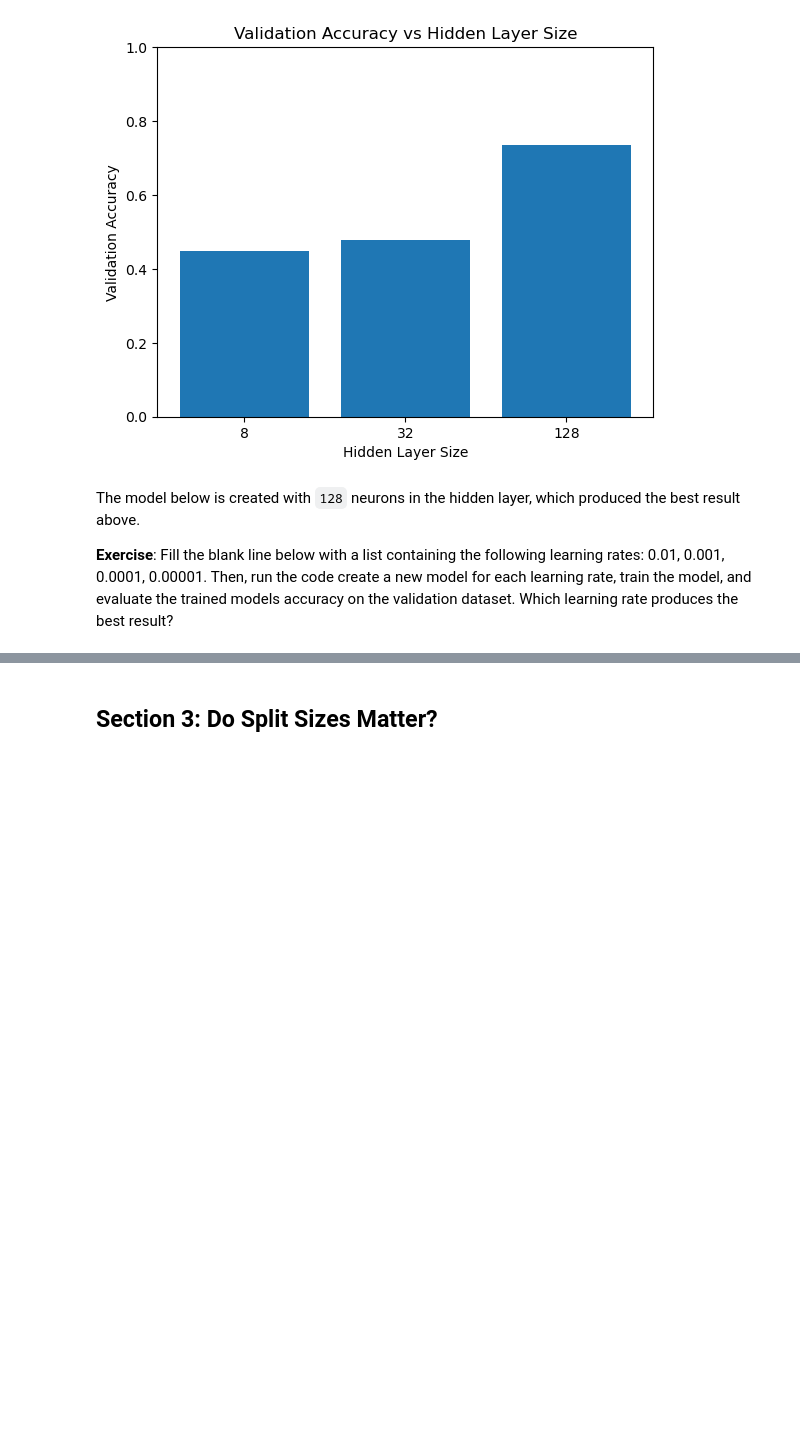
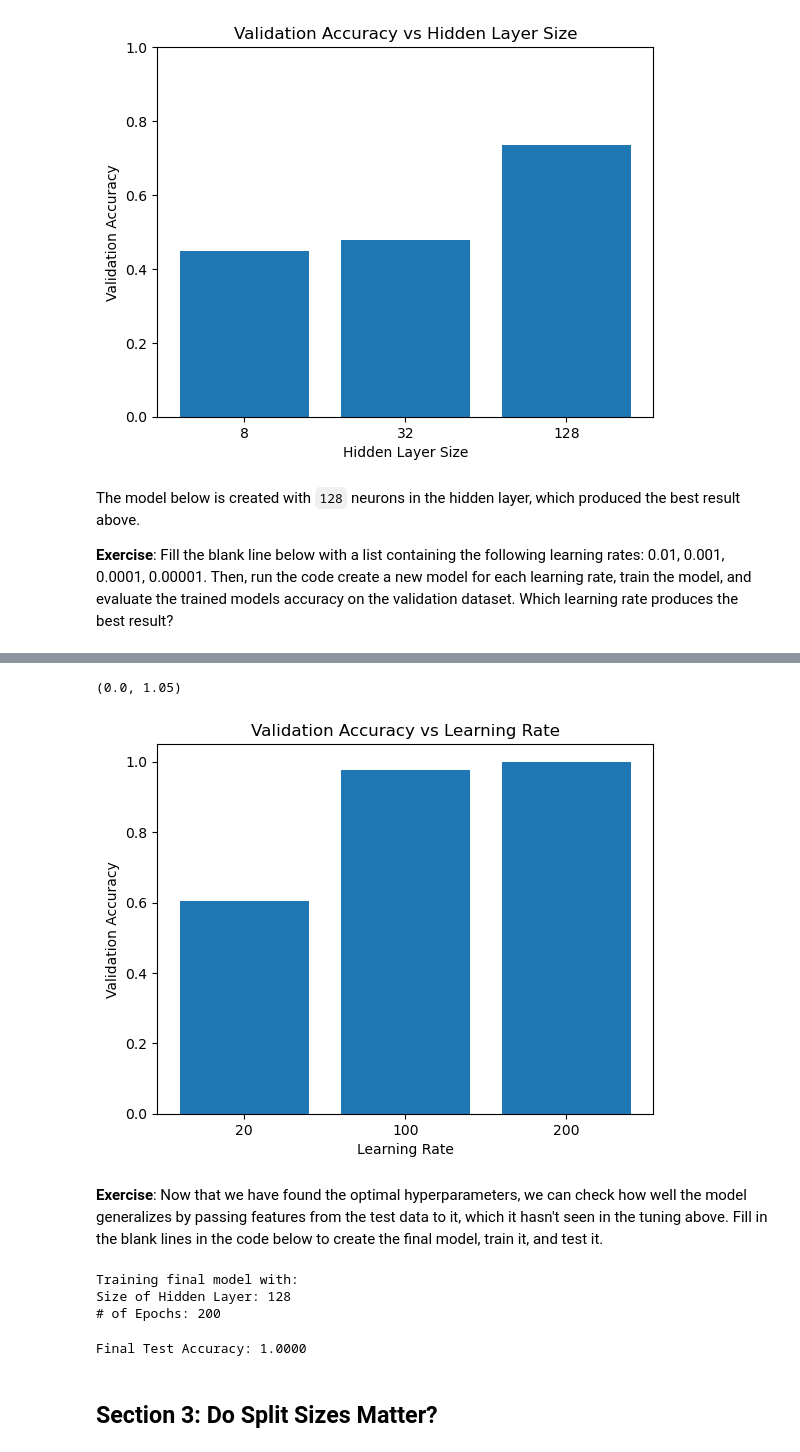
Before and after one commit to atleer/intro-to-deep-learning-dev, a Jupyter notebook: Day02/08_train_test_splitting_and_hyperparameter_tuning.ipynb/08_train_test_splitting_and_hyperparameter_tuning.ipynb, the cells around one changed output, grey strips where cells are left out. Drawn from its saved outputs; the diff is of its cells as text; code cells hidden in the pictures; blank space fills up the shorter version.

Commit message:
add some exercises to section 2 session 08

```diff
--- a/Day02/08_train_test_splitting_and_hyperparameter_tuning.ipynb/08_train_test_splitting_and_hyperparameter_tuning.ipynb
+++ b/Day02/08_train_test_splitting_and_hyperparameter_tuning.ipynb/08_train_test_splitting_and_hyperparameter_tuning.ipynb
@@ -424,21 +365,0 @@ plt.ylim([0, 1])
-# %%
-epoch_counts = [5, 50, 100]
-val_accuracies = []
-
-for n_epochs in epoch_counts:
-    print(f'\nTraining for {n_epochs} epochs')
-
-    # Create model
-    model = nn.Sequential(
-        nn.Linear(input_size, 64),
-        nn.ReLU(),
-        nn.Linear(64, n_classes)
-    )
-
-    # Train
-    utils.train(model, features_train.float(), labels_train, nepochs=n_epochs)
-
-    # Evaluate on validation
-    val_acc = utils.calculate_accuracy(model, features_val.float(), labels_val)
-    val_accuracies.append(val_acc.item())
-    print(f'Validation Accuracy: {val_acc:.4f}')
@@ -464,24 +370,54 @@ plt.ylim([0, 1])
+# %%
+# set learning rates to try out
+number_of_epochs = [20, 100, 200] # complete this line
+
+accuracies_val = []
+for nepochs in number_of_epochs:
+    # create model
+    torch.manual_seed(SEED)
+    model = Model(hidden_layer_size=128)
+
+    # train the model
+    utils.train(model, features_train, labels_train, learning_rate=0.0001, nepochs=nepochs)
+
+    # calculate validation accuracy
+    accuracy_val = utils.calculate_accuracy(model, features_val, labels_val)
+    accuracies_val.append(accuracy_val.item())
+
+# plot results
+plt.bar([str(nepochs) for nepochs in number_of_epochs], accuracies_val)
+plt.xlabel('Learning Rate')
+plt.ylabel('Validation Accuracy')
+plt.title('Validation Accuracy vs Number of Epochs')
+plt.ylim([0, 1.05])
+# %% [output]
+(0.0, 1.05)
+[figure, added]
+# %% [markdown]
+**Exercise**: Now that we have found the optimal hyperparameters, we can check how well the model generalizes by passing features from the test data to it, which it hasn't seen in the tuning above. Fill in the blank lines in the code below to create the final model, train it, and test it.
 # %%
 # Use best hyperparameters found from validation
-best_hidden_size = 64  # Replace with your best value
-best_n_epochs = 10     # Replace with your best value
+best_hidden_size = 128
+best_nepochs = 200
 
 print(f'Training final model with:')
-print(f'  Hidden size: {best_hidden_size}')
-print(f'  Epochs: {best_n_epochs}')
+print(f'Size of Hidden Layer: {best_hidden_size}')
+print(f'# of Epochs: {best_nepochs}')
 
-# Train final model
-final_model = nn.Sequential(
-    nn.Linear(input_size, best_hidden_size),
-    nn.ReLU(),
-    nn.Linear(best_hidden_size, n_classes)
-)
+# create final model
+torch.manual_seed(SEED)
+final_model = Model(___)
 
-utils.train(final_model, features_train.float(), labels_train, nepochs=best_n_epochs)
+utils.train(final_model, features_train, labels_train, __, ___)
 
 # Evaluate on test data (only once!)
-test_accuracy = utils.calculate_accuracy(final_model, features_test.float(), labels_test)
+test_accuracy = utils.calculate_accuracy(final_model, ___, ___)
 print(f'Final Test Accuracy: {test_accuracy:.4f}')
+# %% [output]
+Training final model with:
+Size of Hidden Layer: 128
+# of Epochs: 200
+Final Test Accuracy: 1.0000
 # %% [markdown]
 ## Section 3: Do Split Sizes Matter?
 # %% [markdown]
```
Also changed, not shown: parts of 10 cells of this notebook.
